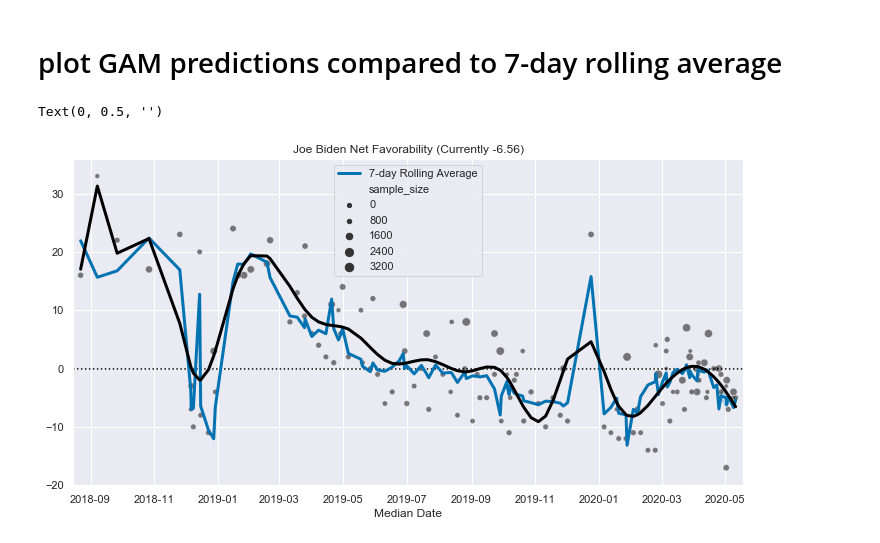
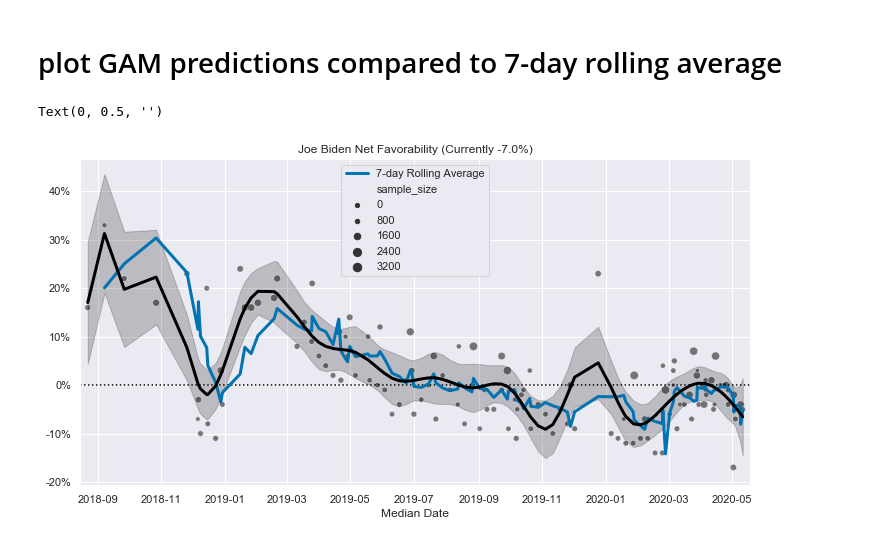
Before and after one commit to nmmichalak/nmmichalak.github.io, a Jupyter notebook: joe_biden_rcp_favorability.ipynb, the cells around one changed output. Drawn from its saved outputs; the diff is of its cells as text; code cells hidden in the pictures.

Commit message:
updated joe biden favorability file via upload

```diff
--- a/joe_biden_rcp_favorability.ipynb
+++ b/joe_biden_rcp_favorability.ipynb
@@ -22,7 +23,7 @@ biden_favorability_full.columns = ["poll", "poll_period", "sample_size_populatio
 # %% [markdown]
 # remove rcp average row
 # %%
-biden_favorability_full = biden_favorability_full.loc[biden_favorability_full["poll"] != "RCP\xa0Average", ].reset_index()
+biden_favorability_full = biden_favorability_full.loc[biden_favorability_full["poll"] != "RCP\xa0Average", ]
 # %% [markdown]
 # remove "Tie" from net favorability variable
 # %%
@@ -79,0 +83,3 @@ biden_favorability_full[["net_favorable_pct", "sample_size", "start_year", "star
+# %%
+biden_favorability_full = biden_favorability_full.sort_values("median_date", ascending = True).reset_index(drop = True)
+biden_favorability_full.head(n = 10)
@@ -85,28 +103,38 @@ gam_fit = linear_gam(s(0)).fit(biden_favorability_full["median_date"], biden_fav
 
 # add predictions to data frame
 biden_favorability_full["net_favorable_pct_hat"] = gam_fit.predict(biden_favorability_full["median_date"])
+
+# add confidence intervals
+biden_favorability_full = (biden_favorability_full.join(pd.DataFrame(
+    gam_fit.confidence_intervals(biden_favorability_full["median_date"], width = 0.95),
+    columns = ["lower_pct_hat", "upper_pct_hat"]
+)))
 # %% [markdown]
 # plot GAM predictions compared to 7-day rolling average
 # %%
 # save 7-day rolling average sample size weights
 weights_7dra = biden_favorability_full["sample_size"] / biden_favorability_full["sample_size"].rolling(window = 7, min_periods = 2).mean()
 
 # save figure and axes objects
 figure, axes = plt.subplots(figsize = (12, 6))
 
 # scatterplot and lineplot using lowess fit above
 axes.axhline(y = 0, linestyle = "dotted", c = "black")
 sns.lineplot(x = biden_favorability_full["median_date"], y = biden_favorability_full["net_favorable_pct"].rolling(window = 7, min_periods = 2).mean() * weights_7dra, label = "7-day Rolling Average", linewidth = 3)
 sns.lineplot(y = "net_favorable_pct_hat", x = "median_date", data = biden_favorability_full, linewidth = 3, color = "black")
+plt.fill_between(biden_favorability_full["median_date"], biden_favorability_full["lower_pct_hat"], biden_favorability_full["upper_pct_hat"], color = "black", alpha = 0.20)
 sns.scatterplot(x = "median_date", y = "net_favorable_pct", data = biden_favorability_full, color = "black", size = "sample_size", alpha = 0.50)
 
 # set x-axis limits
 axes.set_xlim(biden_favorability_full["median_date"].min() - np.timedelta64(1, "W"), biden_favorability_full["median_date"].max() + np.timedelta64(1, "W"))
 
+# set y-axis label format at percentage %
+axes.yaxis.set_major_formatter(mpl.ticker.PercentFormatter())
+
 # set titles
-axes.set_title("Joe Biden Net Favorability (Currently {})".format(biden_favorability_full["net_favorable_pct_hat"][biden_favorability_full.end_date == biden_favorability_full.end_date.max()].round(2).squeeze()))
+axes.set_title("Joe Biden Net Favorability (Currently {}%)".format(biden_favorability_full["net_favorable_pct_hat"][biden_favorability_full.end_date == biden_favorability_full.end_date.max()].round(0).squeeze()))
 axes.set_xlabel(xlabel = "Median Date")
 axes.set_ylabel(ylabel = None)
 # %% [output]
 Text(0, 0.5, '')
-[figure, old version]
+[figure, new version]
```
Also changed, not shown: parts of 3 cells of this notebook.
